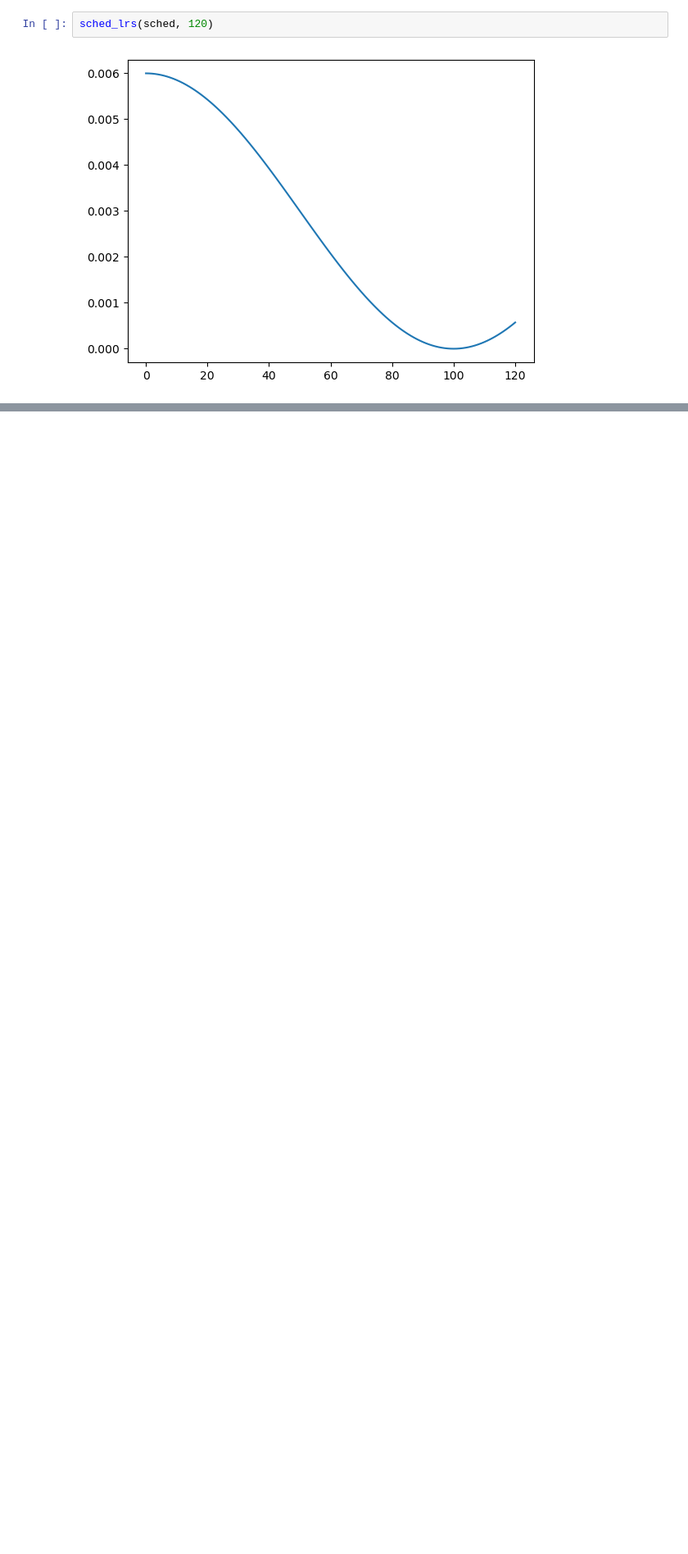
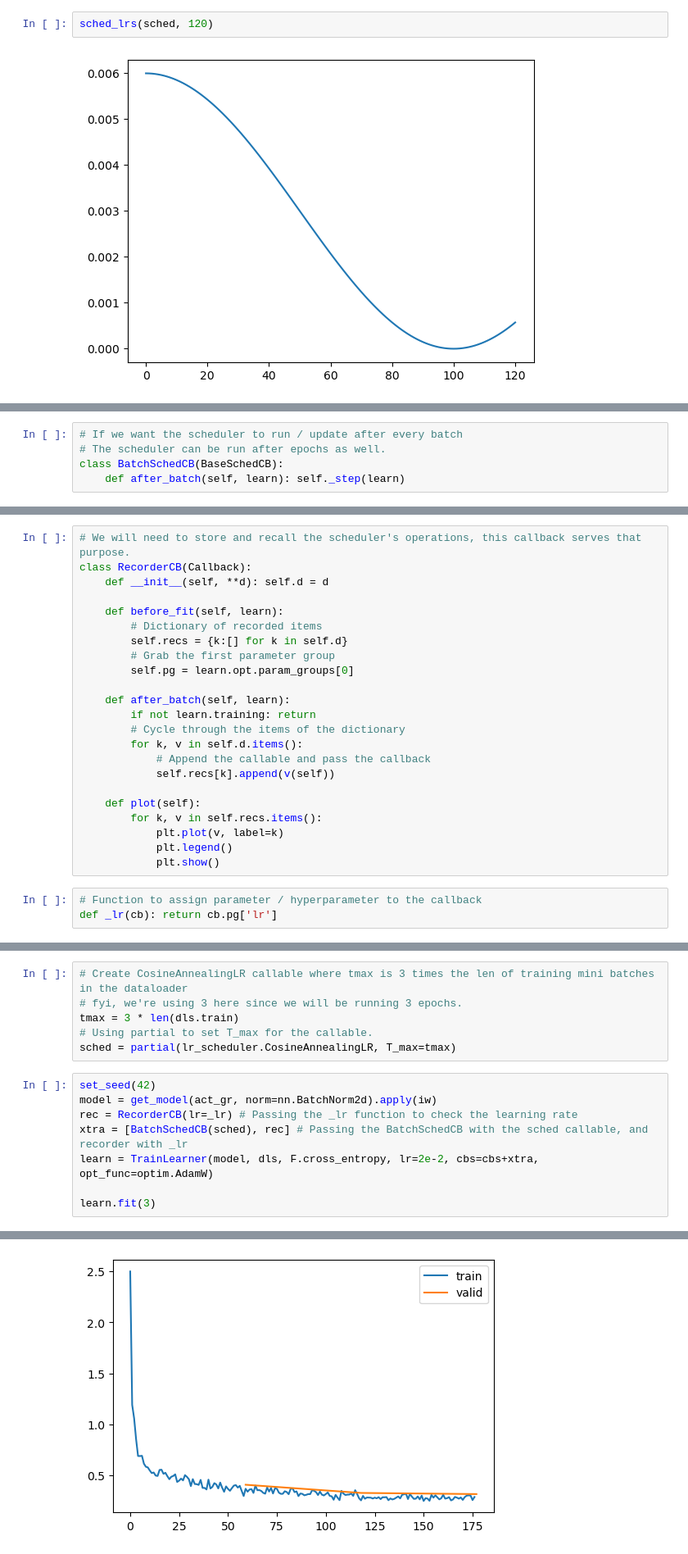
Before and after one commit to bachaudhry/FastAI-22-23, a Jupyter notebook: course_part_2/12_accelerated_SGD.ipynb, the cells around one changed output, grey strips where cells are left out. Shown at 82% size. Saved outputs shown, nothing was run; the diff lists cells and outputs as text; blank space fills up the shorter version.

Commit message:
Scheduler callbacks added

```diff
--- a/course_part_2/12_accelerated_SGD.ipynb
+++ b/course_part_2/12_accelerated_SGD.ipynb
@@ -424,0 +439,5 @@ sched_lrs(sched, 120)
+# %%
+# If we want the scheduler to run / update after every batch
+# The scheduler can be run after epochs as well.
+class BatchSchedCB(BaseSchedCB):
+    def after_batch(self, learn): self._step(learn)
@@ -424,0 +448,26 @@ sched_lrs(sched, 120)
+# %%
+# We will need to store and recall the scheduler's operations, this callback serves that purpose.
+class RecorderCB(Callback):
+    def __init__(self, **d): self.d = d
+
+    def before_fit(self, learn):
+        # Dictionary of recorded items
+        self.recs = {k:[] for k in self.d}
+        # Grab the first parameter group
+        self.pg = learn.opt.param_groups[0]
+
+    def after_batch(self, learn):
+        if not learn.training: return
+        # Cycle through the items of the dictionary
+        for k, v in self.d.items():
+            # Append the callable and pass the callback
+            self.recs[k].append(v(self))
+
+    def plot(self):
+        for k, v in self.recs.items():
+            plt.plot(v, label=k)
+            plt.legend()
+            plt.show()
+# %%
+# Function to assign parameter / hyperparameter to the callback
+def _lr(cb): return cb.pg['lr']
@@ -424,0 +478,15 @@ sched_lrs(sched, 120)
+# %%
+# Create CosineAnnealingLR callable where tmax is 3 times the len of training mini batches in the dataloader
+# fyi, we're using 3 here since we will be running 3 epochs.
+tmax = 3 * len(dls.train)
+# Using partial to set T_max for the callable.
+sched = partial(lr_scheduler.CosineAnnealingLR, T_max=tmax)
+# %%
+set_seed(42)
+model = get_model(act_gr, norm=nn.BatchNorm2d).apply(iw)
+rec = RecorderCB(lr=_lr) # Passing the _lr function to check the learning rate
+xtra = [BatchSchedCB(sched), rec] # Passing the BatchSchedCB with the sched callable, and recorder with _lr
+learn = TrainLearner(model, dls, F.cross_entropy, lr=2e-2, cbs=cbs+xtra, opt_func=optim.AdamW)
+
+learn.fit(3)
+# %% [output]
@@ -424,0 +500 @@ sched_lrs(sched, 120)
+[figure, added]
```
Also changed, not shown: parts of 10 cells of this notebook.
